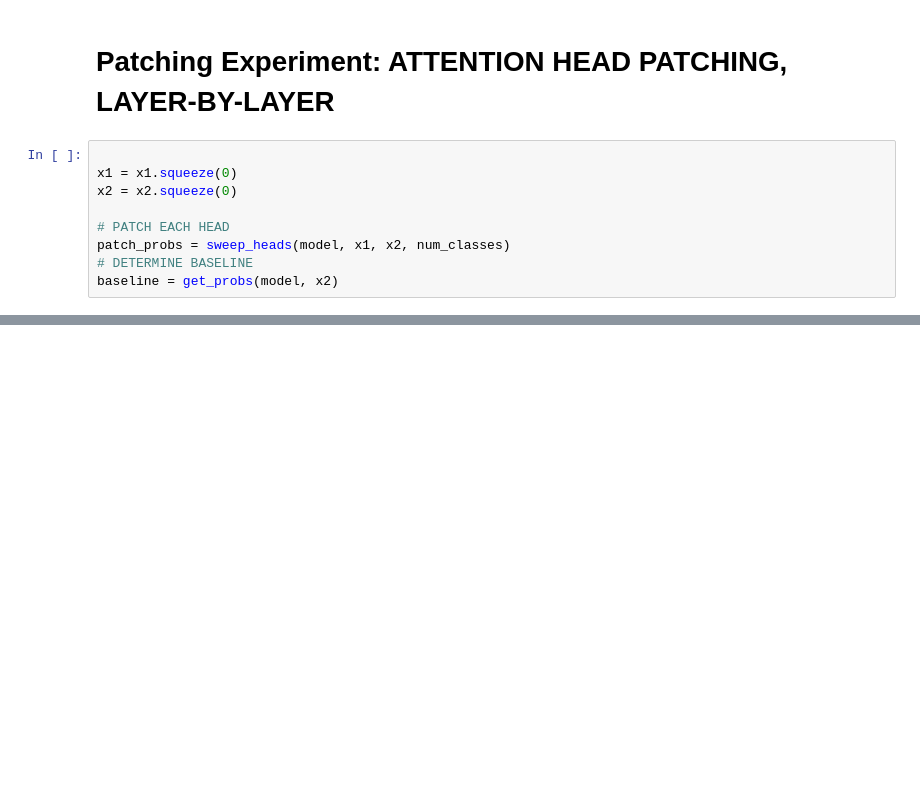
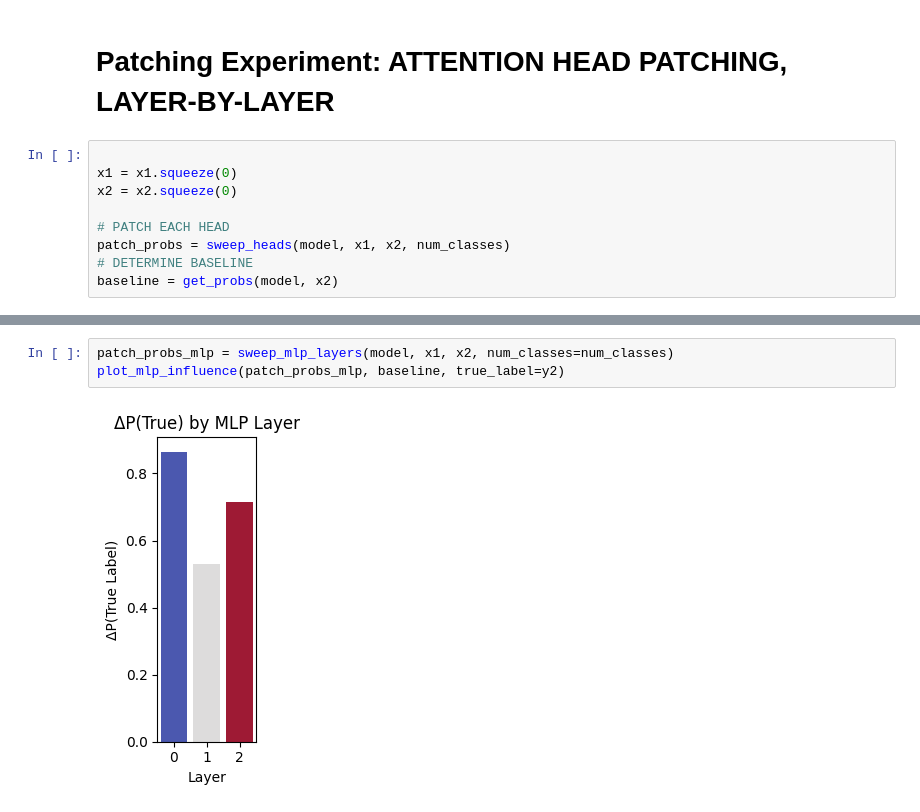
Before and after one commit to mathiisk/TSTpatching, a Jupyter notebook: TSTpatching.ipynb, the cells around one changed output, grey strips where cells are left out. Cells and saved outputs as stored; diff of their text form; blank space fills up the shorter version.

```diff
--- a/TSTpatching.ipynb
+++ b/TSTpatching.ipynb
@@ -169,0 +184,5 @@ plot_timeseries_with_attention_overlay(
+# %%
+patch_probs_mlp = sweep_mlp_layers(model, x1, x2, num_classes=num_classes)
+plot_mlp_influence(patch_probs_mlp, baseline, true_label=y2)
+# %% [output]
+[figure, added]
```
Also changed, not shown: parts of 12 cells of this notebook, 1 other file.
